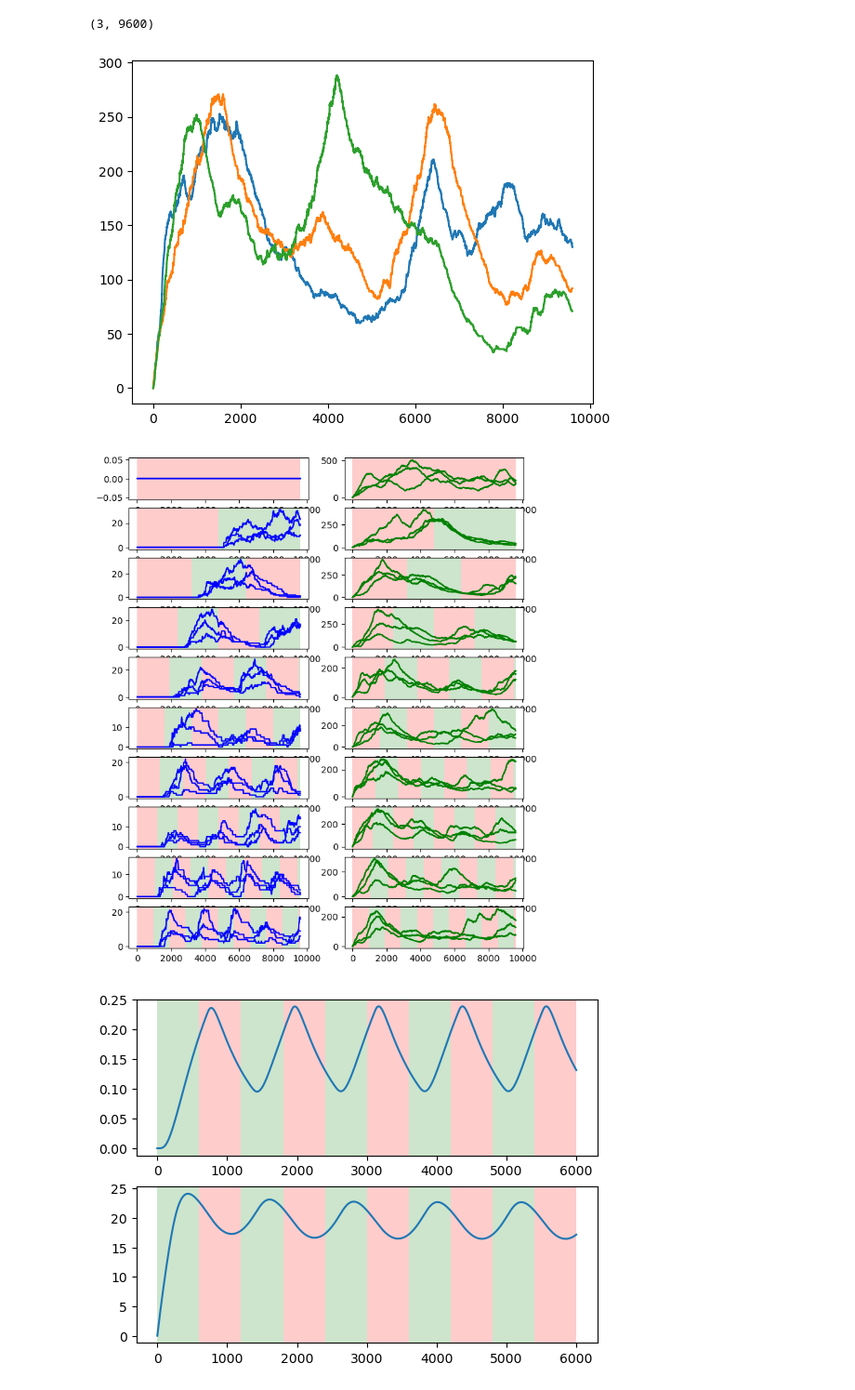
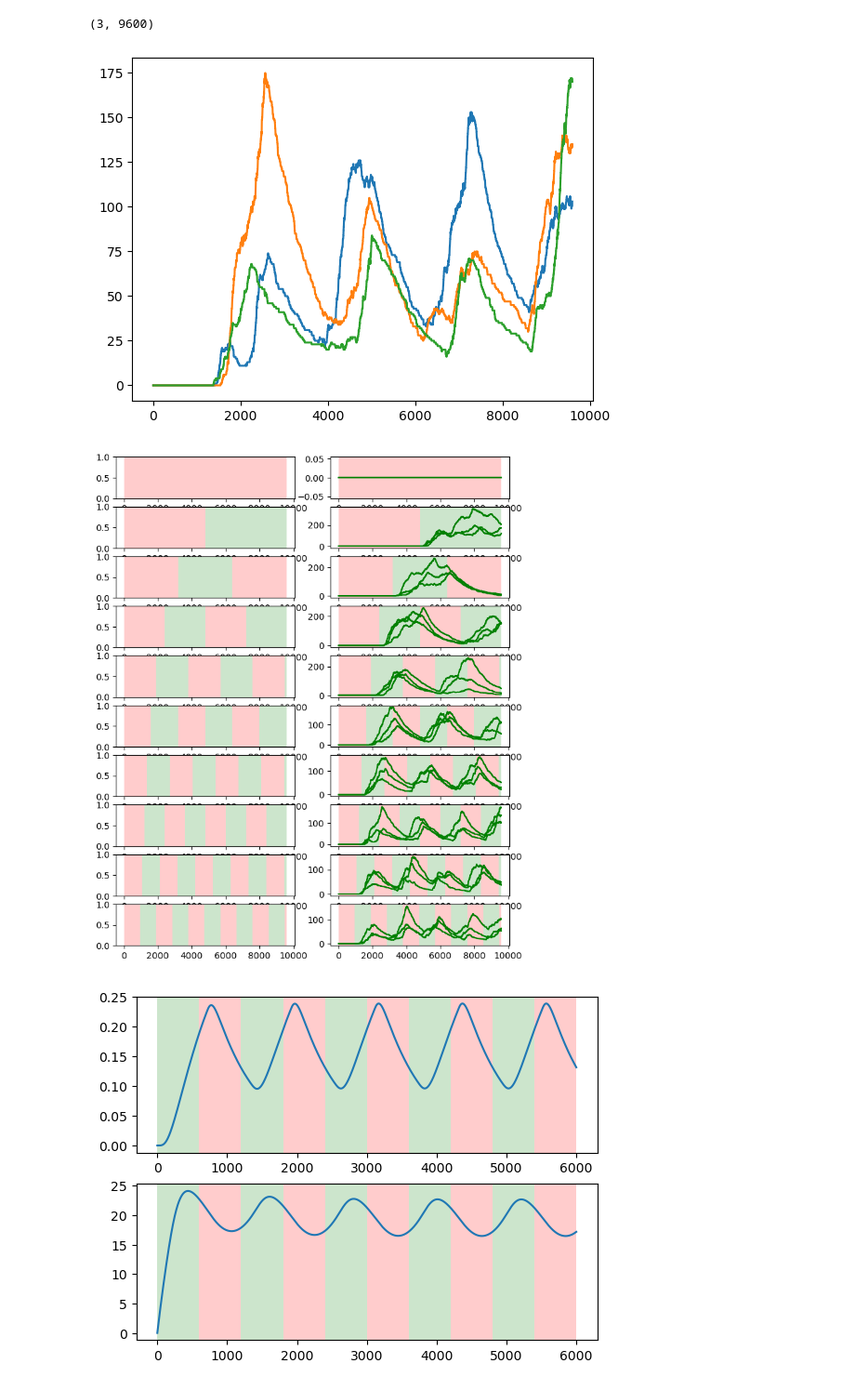
Before and after one commit to mhossein7/aisam, a Jupyter notebook: notebook/demo.ipynb, the cells around one changed output. Shown at 93% size. Cells and saved outputs as stored; diff of their text form; code cells hidden in the pictures.

Commit message:
refined visualization and enhanced simulation and training pipeline

```diff
--- a/notebook/demo.ipynb
+++ b/notebook/demo.ipynb
@@ -10,7 +8,7 @@ import json
 
 params = {}
 params['delta'] = 0.01
-params['alpha'] = 0.1
+params['alpha'] = 1
 params['beta'] = 1
 params['k'] = 0.4851
 params['k_tet'] = 5
@@ -26,7 +24,7 @@ params['sampling'] = 10
 from aisam.model import sims
 from aisam.utils import aux
 
-xpt = sims.experiment(params,'inverter')
+xpt = sims.experiment(params,'ccasr')
 
 t_max = 960 #16 h
 num_cells = 10
@@ -46,17 +44,17 @@ for i in range(3):
     plt.plot((xpt.Cells['8'].expressions['F'][0][i,:]))
 # %% [output]
 (3, 9600)
-[figure, old version]
+[figure, new version]
 # %%
 fig,ax = plt.subplots(10,2,figsize = (8,10))
 for i in range(10):
     aux.background_plotter(ax[i][0],stims[f'cell {i+1}'])
     aux.background_plotter(ax[i][1],stims[f'cell {i+1}'])
     for j in range(3):
-        ax[i][0].plot(Res[f'cell {i+1}'][j]['T'],color = 'b')
-        ax[i][1].plot(Res[f'cell {i+1}'][j]['F'],color = 'g')
+        #ax[i][0].plot(Res[f'cell {i+1}'][j]['T'],color = 'b')
+        ax[i][1].plot(xpt.Cells[f'{i+1}'].expressions['F'][0][j,:],color = 'g')
 # %% [output]
-[figure, old version]
+[figure, new version]
 # %%
 params = {}
 params['delta'] = 0.016
```
Also changed, not shown: parts of 1 cell of this notebook, 5 other files.
